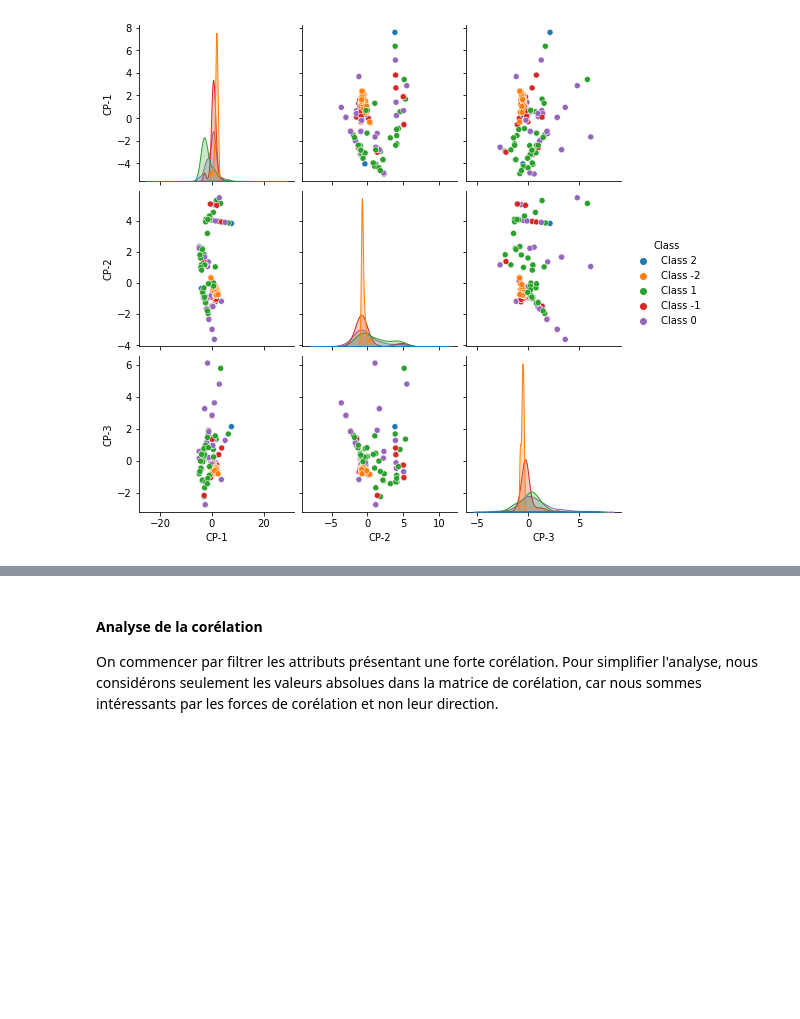
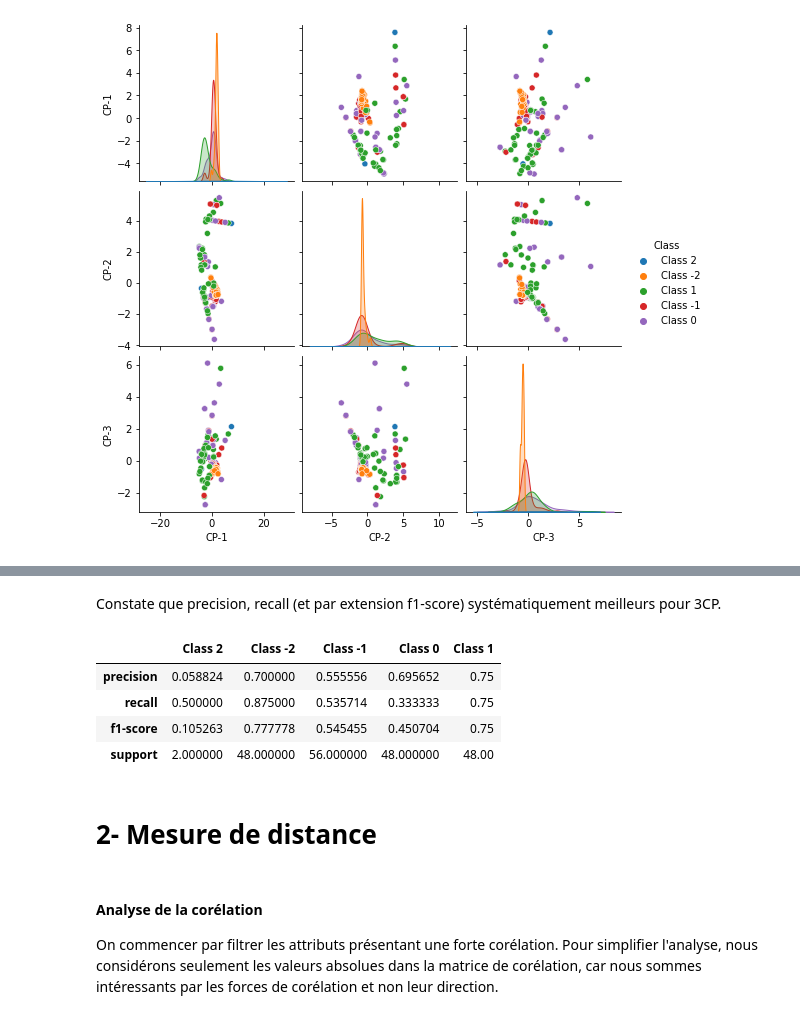
Before and after one commit to ireydiak/fraud_detection, a Jupyter notebook: tp1_v1.ipynb, the cells around one changed output, grey strips where cells are left out. Cells and saved outputs as stored; diff of their text form; code cells hidden in the pictures; blank space fills up the shorter version.

```diff
--- a/tp1_v1.ipynb
+++ b/tp1_v1.ipynb
@@ -350,2 +568,4 @@ df_acp.groupby("Class").mean()
 # %%
-X = df_acp.loc[:, df_acp.columns != "Class"].to_numpy()
+from sklearn import metrics
+
+y_true = df_acp.loc[:, "Class"].to_numpy()
@@ -352,3 +631,15 @@ X = df_acp.loc[:, df_acp.columns != "Class"].to_numpy()
+# %% [markdown]
+Constate que precision, recall (et par extension f1-score) systématiquement meilleurs pour 3CP.
+# %%
+df_metrics_3cp.loc[:, classes]
+# %% [output]
+|  | Class 2 | Class -2 | Class -1 | Class 0 | Class 1 |
+| precision | 0.058824 | 0.700000 | 0.555556 | 0.695652 | 0.75 |
+| recall | 0.500000 | 0.875000 | 0.535714 | 0.333333 | 0.75 |
+| f1-score | 0.105263 | 0.777778 | 0.545455 | 0.450704 | 0.75 |
+| support | 2.000000 | 48.000000 | 56.000000 | 48.000000 | 48.00 |
+# %% [markdown]
+# 2- Mesure de distance
 # %% [markdown]
 #### Analyse de la corélation
 On commencer par filtrer les attributs présentant une forte corélation. Pour simplifier l'analyse, nous considérons seulement les valeurs absolues dans la matrice de corélation, car nous sommes intéressants par les forces de corélation et non leur direction.
```
Also changed, not shown: parts of 36 cells of this notebook.
